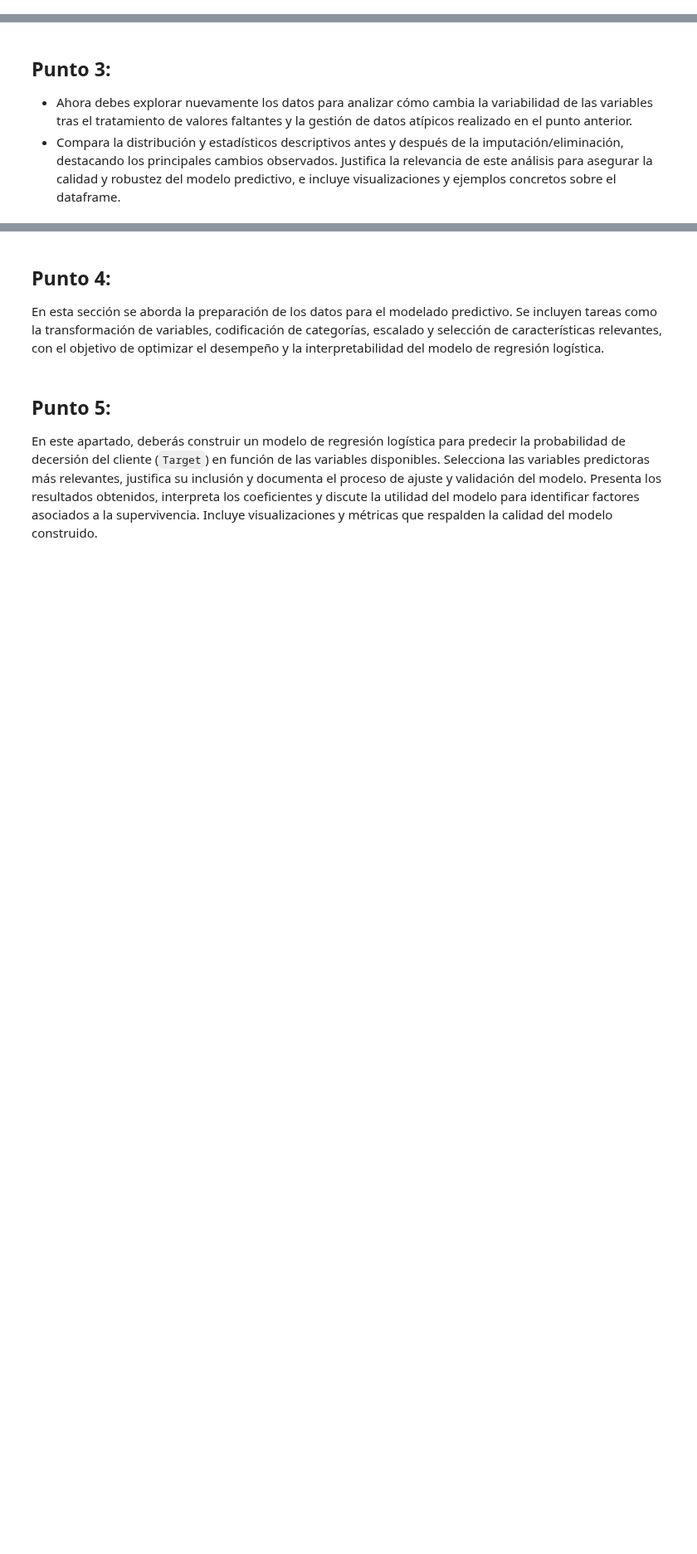
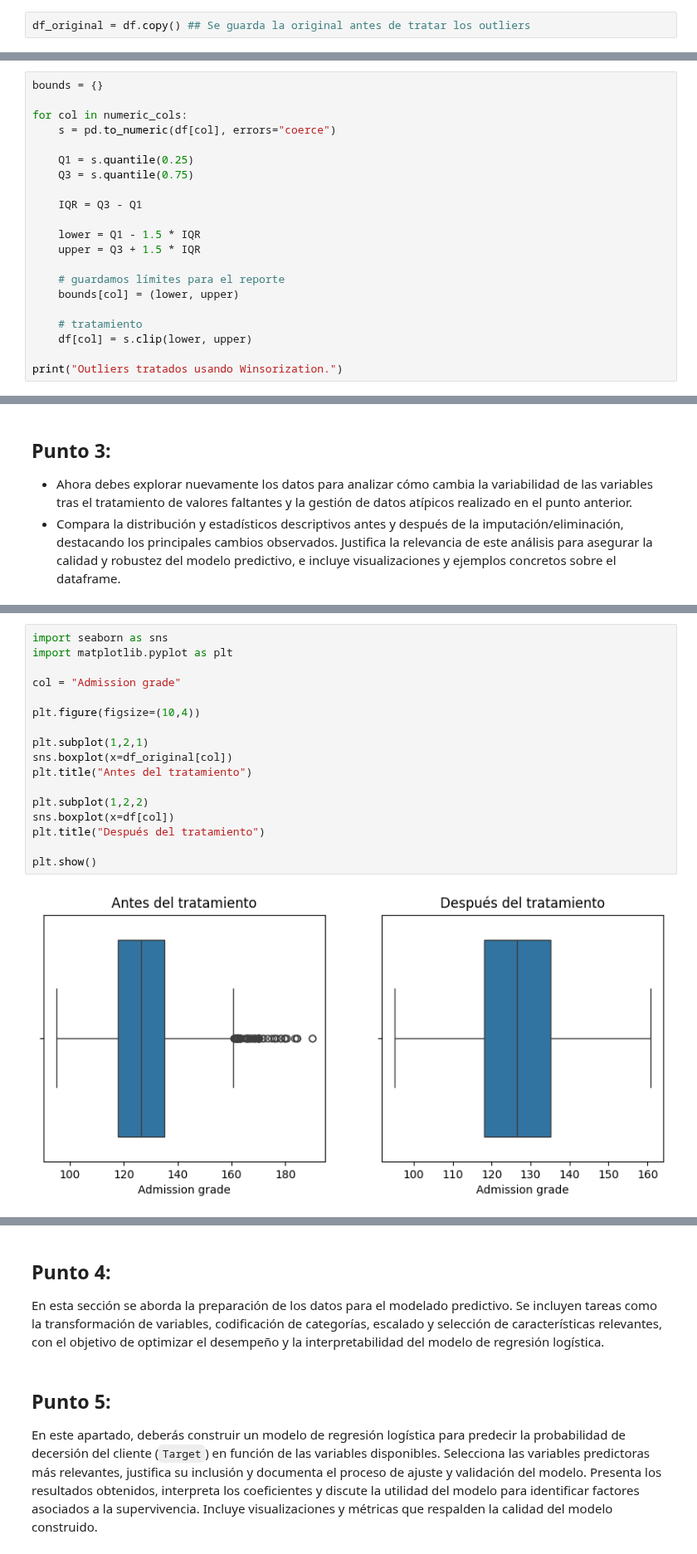
Before and after one commit to LeMarsito02/parcial1analitica, a Jupyter notebook: 01_Parcial_Desercion_(SantiagoPena_SofiaDaza).ipynb, the cells around one changed output, grey strips where cells are left out. Shown at 83% size. Drawn from its saved outputs; the diff is of its cells as text; blank space fills up the shorter version.

```diff
--- a/01_Parcial_Desercion_(SantiagoPena_SofiaDaza).ipynb
+++ b/01_Parcial_Desercion_(SantiagoPena_SofiaDaza).ipynb
@@ -666,3 +612,5 @@ for col in numeric_cols:
 | 95 | 0 | Dropout | 0 |
 | 145 | 21 | Graduate | 1 |
 ... (26 outputs left out)
+# %%
+df_original = df.copy() ## Se guarda la original antes de tratar los outliers
@@ -668,0 +619,21 @@ for col in numeric_cols:
+# %%
+bounds = {}
+
+for col in numeric_cols:
+    s = pd.to_numeric(df[col], errors="coerce")
+
+    Q1 = s.quantile(0.25)
+    Q3 = s.quantile(0.75)
+
+    IQR = Q3 - Q1
+
+    lower = Q1 - 1.5 * IQR
+    upper = Q3 + 1.5 * IQR
+
+    # guardamos límites para el reporte
+    bounds[col] = (lower, upper)
+
+    # tratamiento
+    df[col] = s.clip(lower, upper)
+
+print("Outliers tratados usando Winsorization.")
@@ -673,0 +692,19 @@ for col in numeric_cols:
+# %%
+import seaborn as sns
+import matplotlib.pyplot as plt
+
+col = "Admission grade"
+
+plt.figure(figsize=(10,4))
+
+plt.subplot(1,2,1)
+sns.boxplot(x=df_original[col])
+plt.title("Antes del tratamiento")
+
+plt.subplot(1,2,2)
+sns.boxplot(x=df[col])
+plt.title("Después del tratamiento")
+
+plt.show()
+# %% [output]
+[figure, added]
```
Also changed, not shown: parts of 16 cells of this notebook.
